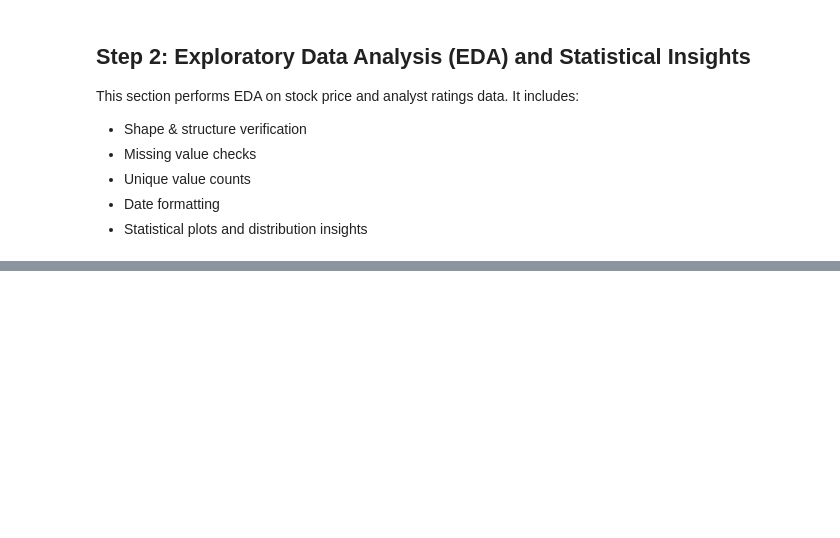
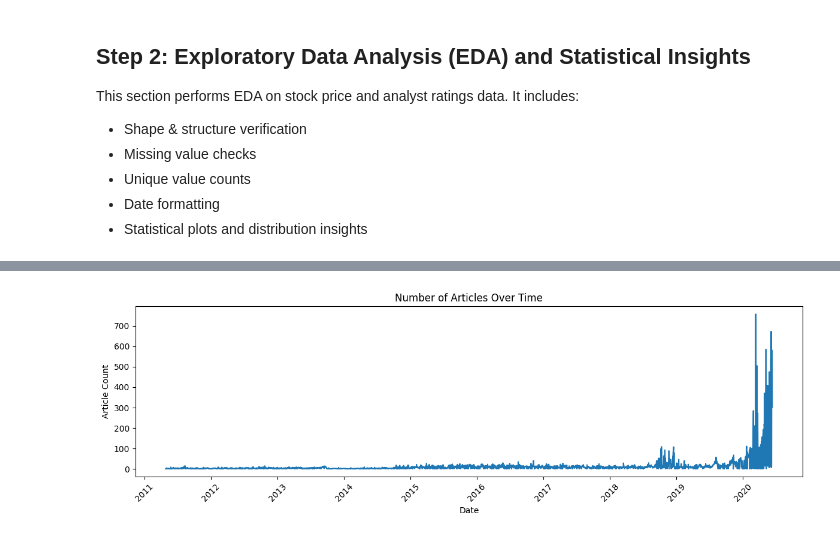
Before and after one commit to rufaeleshetu/kaim-week1-sentiment-stock-analysis, a Jupyter notebook: notebooks/task2_technical_indicators.ipynb, the cells around one changed output, grey strips where cells are left out. Drawn from its saved outputs; the diff is of its cells as text; code cells hidden in the pictures; blank space fills up the shorter version.

```diff
--- a/notebooks/task2_technical_indicators.ipynb
+++ b/notebooks/task2_technical_indicators.ipynb
@@ -222,0 +242,5 @@ This section performs EDA on stock price and analyst ratings data. It includes:
+# %%
+ratings_df = pd.read_csv("../data/cleaned_analyst_ratings.csv")
+ratings_df.head()
+ratings_df.info()
+ratings_df.columns
@@ -222,0 +283,3 @@ This section performs EDA on stock price and analyst ratings data. It includes:
+# %%
+ratings_df['date'] = pd.to_datetime(ratings_df['date'], errors='coerce')
+ratings_df['date'].head()
@@ -222,0 +293,15 @@ This section performs EDA on stock price and analyst ratings data. It includes:
+# %%
+import matplotlib.pyplot as plt
+import seaborn as sns
+
+# Distribution of articles by date
+plt.figure(figsize=(12,4))
+ratings_df['date'].dt.date.value_counts().sort_index().plot()
+plt.title("Number of Articles Over Time")
+plt.xlabel("Date")
+plt.ylabel("Article Count")
+plt.xticks(rotation=45)
+plt.tight_layout()
+plt.show()
+# %% [output]
+[figure, added]
```
Also changed, not shown: parts of 11 cells of this notebook.
